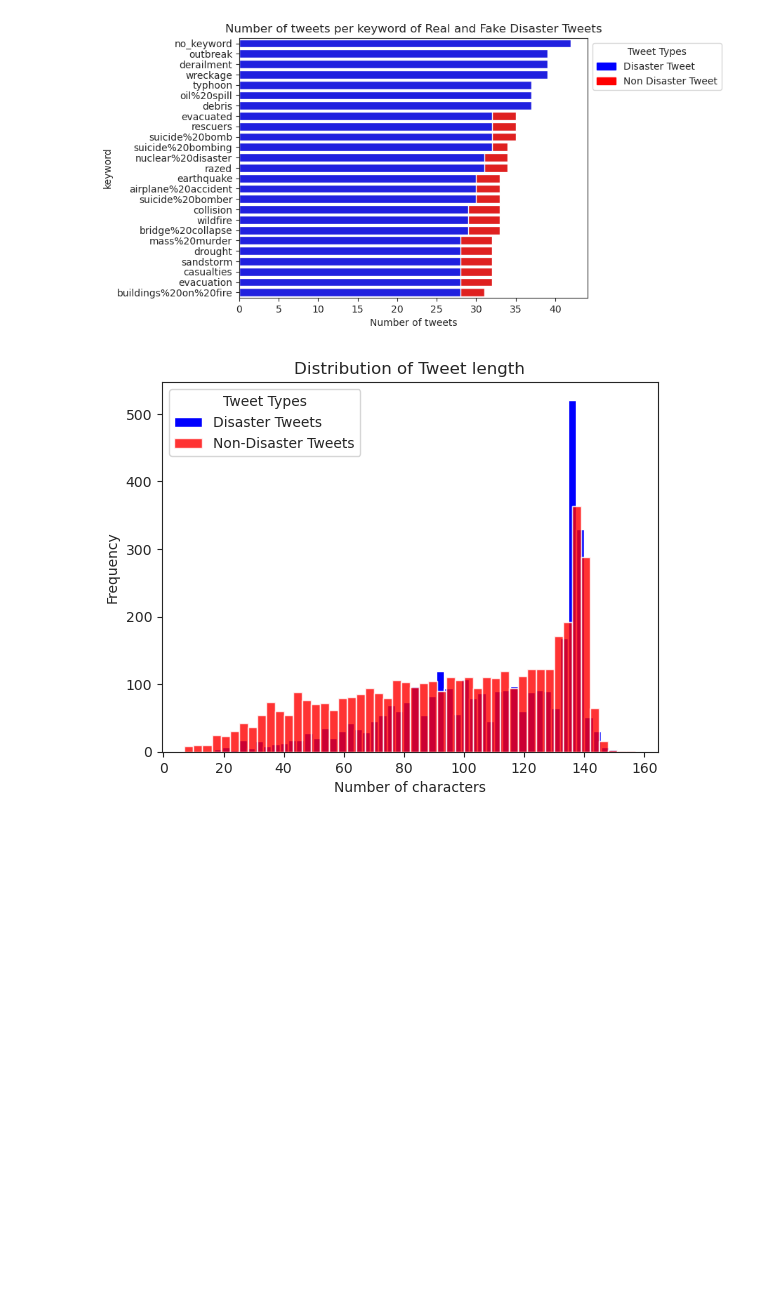
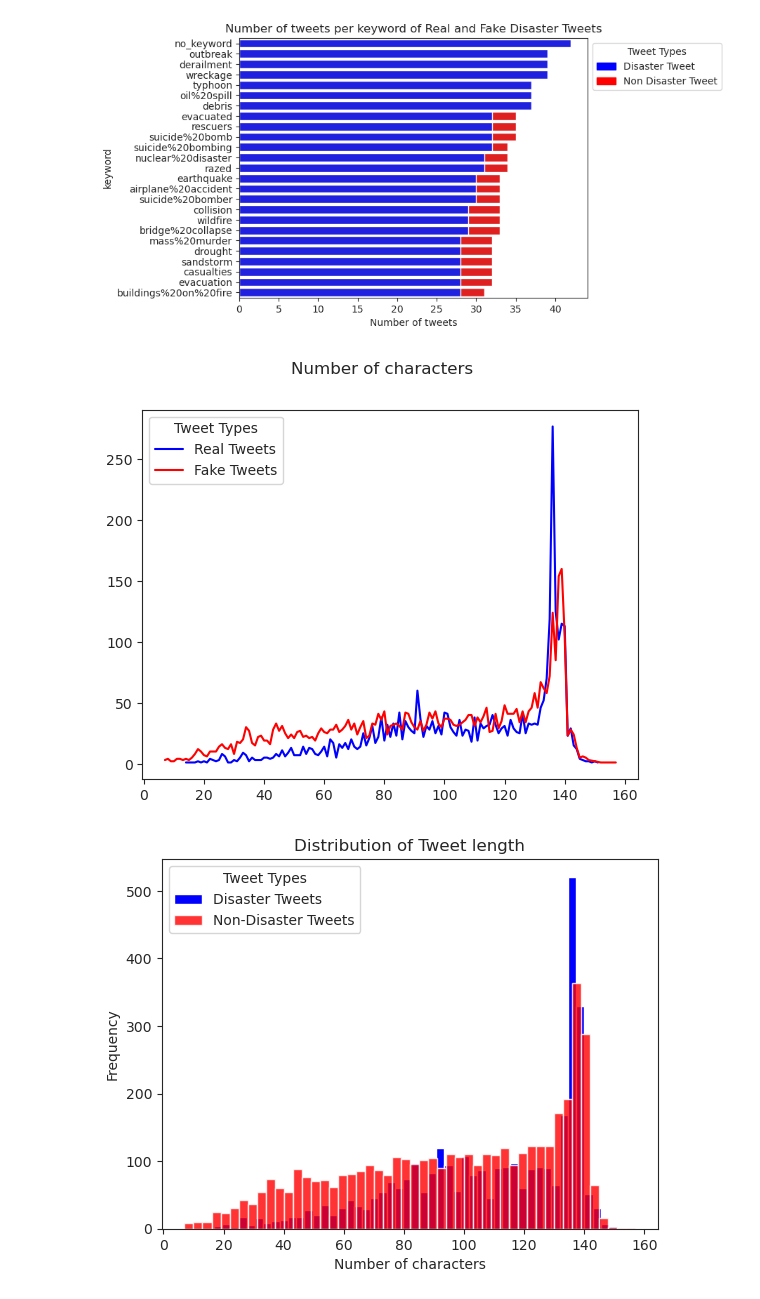
Before and after one commit to b3ccaMR/NLP-Disaster-Tweets, a Jupyter notebook: nlp-tweets.ipynb, the cells around one changed output. Drawn from its saved outputs; the diff is of its cells as text; code cells hidden in the pictures; blank space fills up the shorter version.

```diff
--- a/nlp-tweets.ipynb
+++ b/nlp-tweets.ipynb
@@ -132,6 +131,20 @@ plt.legend(loc=2, title='Tweet Types',bbox_to_anchor = (1,1), handles = [blue, r
 # %% [output]
 <matplotlib.legend.Legend at 0x...>
 [figure]
+# %%
+#Graph to display the number of characters for real and fake tweets
+fig, ax1  = plt.subplots()
+
+real_len=real['text'].str.len().value_counts().sort_index()
+ax1.plot(real_len.index, real_len.values, label='Real Tweets',color='blue')
+
+fake_len=fake['text'].str.len().value_counts().sort_index()
+ax1.plot(fake_len.index, fake_len.values, label='Fake Tweets',color='red',)
+fig.suptitle('Number of characters')
+ax1.legend(title='Tweet Types')
+plt.show()
+# %% [output]
+[figure, added]
 # %%
 #Frequency distribution of tweets character lenght
 real_len = real['text'].str.len()
```
Also changed, not shown: parts of 7 cells of this notebook.
